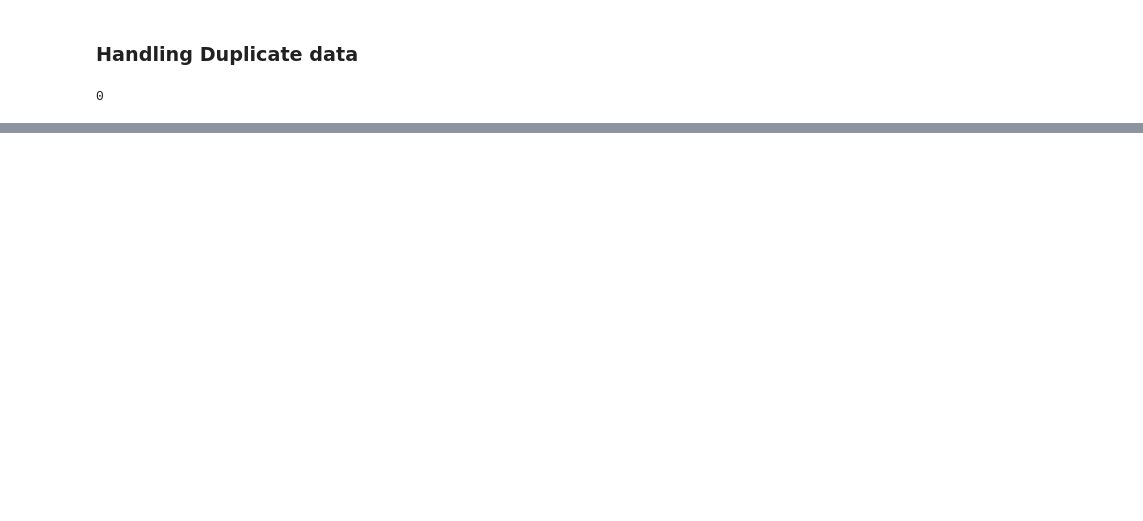
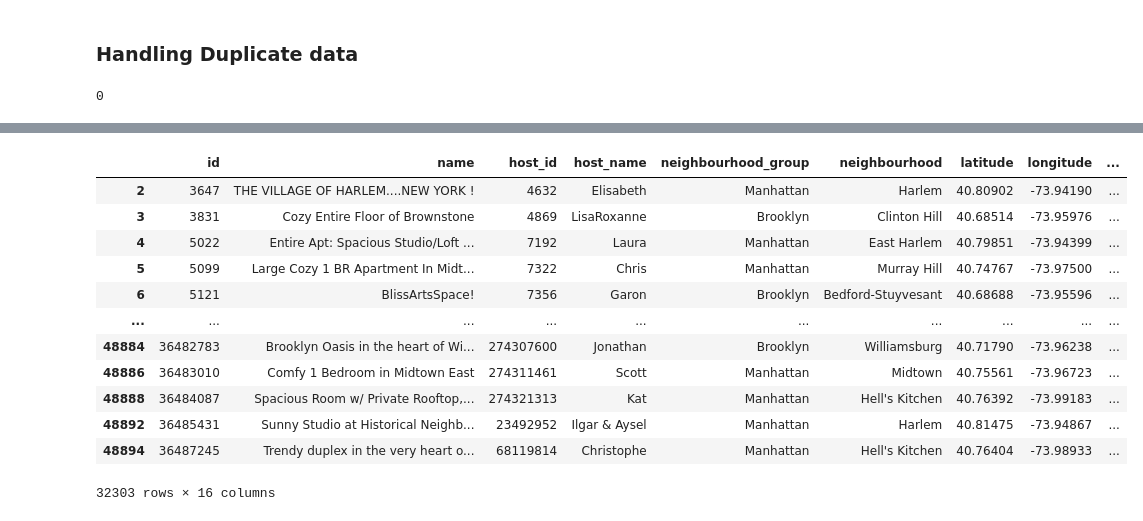
Before and after one commit to rishee-05/PYTHON, a Jupyter notebook: libraries/pandas/Missing values.ipynb, the cells around one changed output, grey strips where cells are left out. Drawn from its saved outputs; the diff is of its cells as text; code cells hidden in the pictures; blank space fills up the shorter version.

```diff
--- a/libraries/pandas/Missing values.ipynb
+++ b/libraries/pandas/Missing values.ipynb
@@ -522,0 +559,3 @@ data.drop_duplicates(inplace = True)
+# %%
+df = pd.read_csv("AB_NYC_2019.csv")
+df
@@ -522,0 +576,17 @@ data.drop_duplicates(inplace = True)
+# %%
+df.duplicated(["host_id"]).sum()
+df.drop_duplicates("host_id",keep= False)
+# %% [output]
+|  | id | name | host_id | host_name | neighbourhood_group | neighbourhood | latitude | longitude | ... |
+| 2 | 3647 | THE VILLAGE OF HARLEM....NEW YORK ! | 4632 | Elisabeth | Manhattan | Harlem | 40.80902 | -73.94190 | ... |
+| 3 | 3831 | Cozy Entire Floor of Brownstone | 4869 | LisaRoxanne | Brooklyn | Clinton Hill | 40.68514 | -73.95976 | ... |
+| 4 | 5022 | Entire Apt: Spacious Studio/Loft ... | 7192 | Laura | Manhattan | East Harlem | 40.79851 | -73.94399 | ... |
+| 5 | 5099 | Large Cozy 1 BR Apartment In Midt... | 7322 | Chris | Manhattan | Murray Hill | 40.74767 | -73.97500 | ... |
+| 6 | 5121 | BlissArtsSpace! | 7356 | Garon | Brooklyn | Bedford-Stuyvesant | 40.68688 | -73.95596 | ... |
+| ... | ... | ... | ... | ... | ... | ... | ... | ... | ... |
+| 48884 | 36482783 | Brooklyn Oasis in the heart of Wi... | 274307600 | Jonathan | Brooklyn | Williamsburg | 40.71790 | -73.96238 | ... |
+| 48886 | 36483010 | Comfy 1 Bedroom in Midtown East | 274311461 | Scott | Manhattan | Midtown | 40.75561 | -73.96723 | ... |
+| 48888 | 36484087 | Spacious Room w/ Private Rooftop,... | 274321313 | Kat | Manhattan | Hell's Kitchen | 40.76392 | -73.99183 | ... |
+| 48892 | 36485431 | Sunny Studio at Historical Neighb... | 23492952 | Ilgar & Aysel | Manhattan | Harlem | 40.81475 | -73.94867 | ... |
+| 48894 | 36487245 | Trendy duplex in the very heart o... | 68119814 | Christophe | Manhattan | Hell's Kitchen | 40.76404 | -73.98933 | ... |
+32303 rows × 16 columns
```
Also changed, not shown: parts of 14 cells of this notebook.
